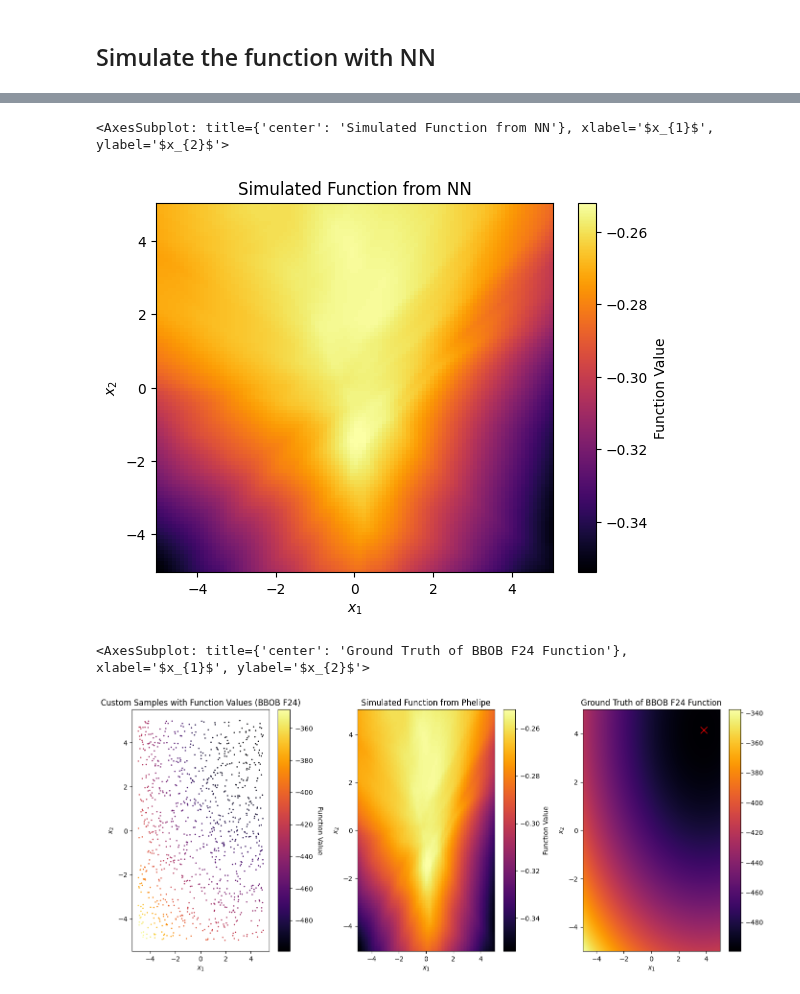
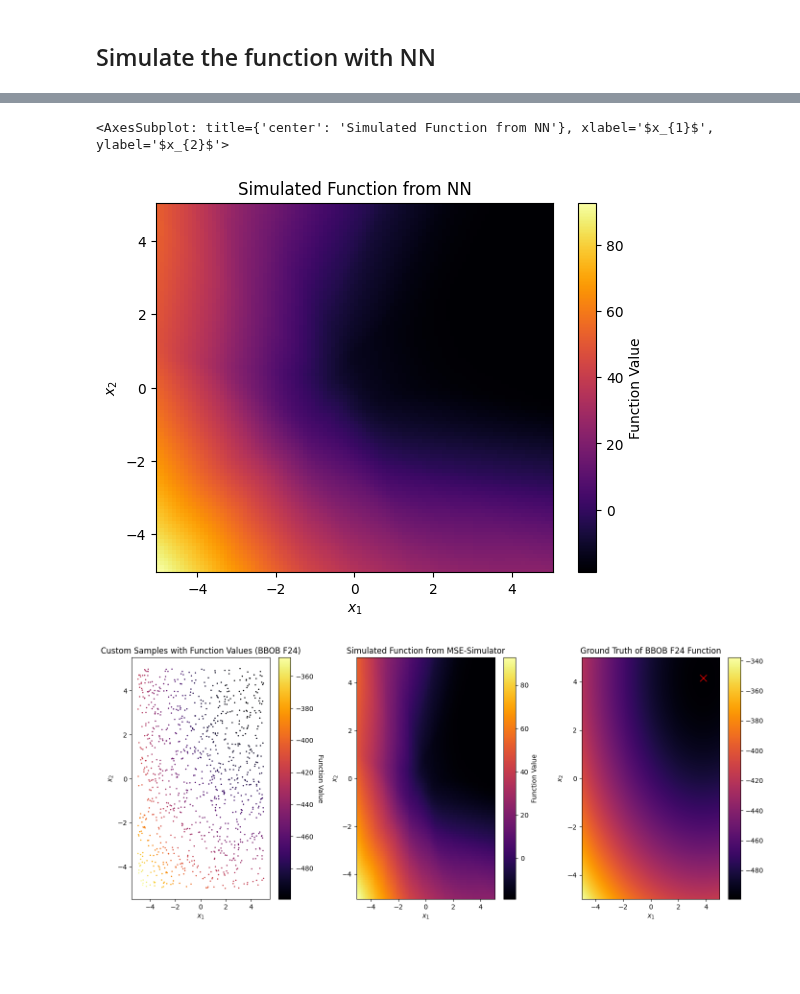
Before and after one commit to mo374z/OptimizationTestfunctionGeneration, a Jupyter notebook: main/mse_simulation.ipynb, the cells around one changed output, grey strips where cells are left out. Drawn from its saved outputs; the diff is of its cells as text; code cells hidden in the pictures; blank space fills up the shorter version.

```diff
--- a/main/mse_simulation.ipynb
+++ b/main/mse_simulation.ipynb
@@ -25,7 +20,7 @@ seed = 42
 problem_f01 = bbobtorch.create_f01(n_dim, seed=seed)
 # %%
 # sampling from groundtruth functions
-sample_f01 = gt_sampling.get_sample(problem_f01, n_samples=samples, n_dim=2, seed=42, method='random', )
+sample_f01 = gt_sampling.get_sample(problem_f01, n_samples=samples, n_dim=2, seed=42, method='random')
 # %%
 X_input = sample_f01[0]
 # %% [markdown]
@@ -33,25 +28,22 @@ X_input = sample_f01[0]
 # %%
 input_dim = 2
 hidden_dim = 16
-hidden_layers = 4
+hidden_layers = 8
 output_dim = 1
-learning_rate = 1e-9
+
+learning_rate = 1e-4
 num_epochs = 1000
-bs = 256
 
-m = model.NN(input_dim, hidden_dim, hidden_layers)
-optimizer = optim.SGD(m.parameters(), lr=learning_rate)
+m = model.NN1(input_dim, hidden_dim, hidden_layers)
+optimizer = torch.optim.SGD(m.parameters(), lr=learning_rate)
 criterion = torch.nn.MSELoss()
-mean, std = -40./2, 26./4
+y = bbobtorch.create_f01(2)(X_input)
+mean, std = y.mean(), y.std()
 # Training loop
 for epoch in range(num_epochs):
-    x = X_input.clone().detach().requires_grad_(True)
-
-    optimizer.zero_grad()
-    trues = (bobby.create_f01(2)(x) - mean)/std
-    preds = m(x)
-
-    Karloss = criterion(preds.flatten(), trues.flatten())
+    preds = m(X_input)
+    preds = preds * std + mean
+    Karloss = criterion(preds.flatten(), y.clone().detach().flatten())
 
     # Backward and optimize
     Karloss.backward()
@@ -81,5 +73,4 @@ Epoch [1000/1000], Loss: 875.0529
 # %%
-
 # generate mesh grid for plotting
 with torch.no_grad():
     x = np.linspace(-5.0, 5.0, 100)
@@ -87,17 +78,17 @@ with torch.no_grad():
     X, Y = np.meshgrid(x, y)
     mesh_samples = np.c_[X.ravel(), Y.ravel()]
     mesh_samples_tensor = torch.tensor(mesh_samples, dtype=torch.float32)
-    mesh_results = m(mesh_samples_tensor).reshape(X.shape)
+    mesh_results = m(mesh_samples_tensor).reshape(X.shape)*std + mean
+    mesh_results = mesh_results.numpy()[:, ::-1]
 # %%
-plot_simulated_meshgrid(X, Y, mesh_results, model='NN')
+plot_simulated_meshgrid(X, -Y, mesh_results, model='NN')
 # %% [output]
 <AxesSubplot: title={'center': 'Simulated Function from NN'}, xlabel='$x_{1}$', ylabel='$x_{2}$'>
-[figure, old version]
+[figure, new version]
 # %%
-plot_collage(sample_f01[0].detach().numpy(), sample_f01[1].detach().numpy(), problem_f01, "BBOB F24", "Phelipe", X, Y, mesh_results)
+plot_collage(sample_f01[0].detach().numpy(), sample_f01[1].detach().numpy(), problem_f01, "BBOB F24", "MSE-Simulator", X, -Y, mesh_results);
 # %% [output]
-<AxesSubplot: title={'center': 'Ground Truth of BBOB F24 Function'}, xlabel='$x_{1}$', ylabel='$x_{2}$'>
-[figure, old version]
+[figure, new version]
 # %%
 sys.path.append("../")
 torch.save(m.state_dict(), "../models/f01_mse_nn_model.pt")
```
Also changed, not shown: parts of 4 cells of this notebook, 1 other file.
